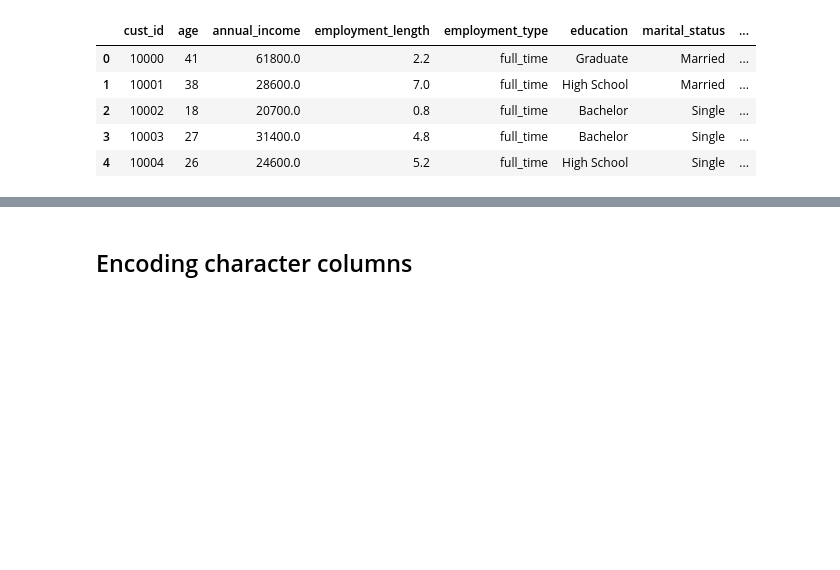
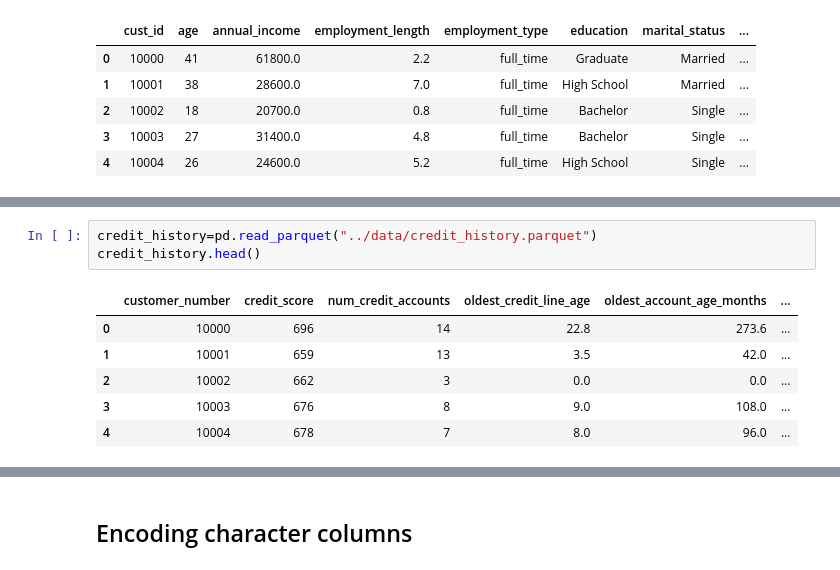
Before and after one commit to ZokirovMuhammadjafar/credit_scoring_challenge, a Jupyter notebook: src/main.ipynb, the cells around one changed output, grey strips where cells are left out. Cells and saved outputs as stored; diff of their text form; blank space fills up the shorter version.

Commit message:
credit history qoshildi

```diff
--- a/src/main.ipynb
+++ b/src/main.ipynb
@@ -94,0 +147,10 @@ geopgrafics_data.head()
+# %%
+credit_history=pd.read_parquet("../data/credit_history.parquet")
+credit_history.head()
+# %% [output]
+|  | customer_number | credit_score | num_credit_accounts | oldest_credit_line_age | oldest_account_age_months | ... |
+| 0 | 10000 | 696 | 14 | 22.8 | 273.6 | ... |
+| 1 | 10001 | 659 | 13 | 3.5 | 42.0 | ... |
+| 2 | 10002 | 662 | 3 | 0.0 | 0.0 | ... |
+| 3 | 10003 | 676 | 8 | 9.0 | 108.0 | ... |
+| 4 | 10004 | 678 | 7 | 8.0 | 96.0 | ... |
```
Also changed, not shown: parts of 12 cells of this notebook.
